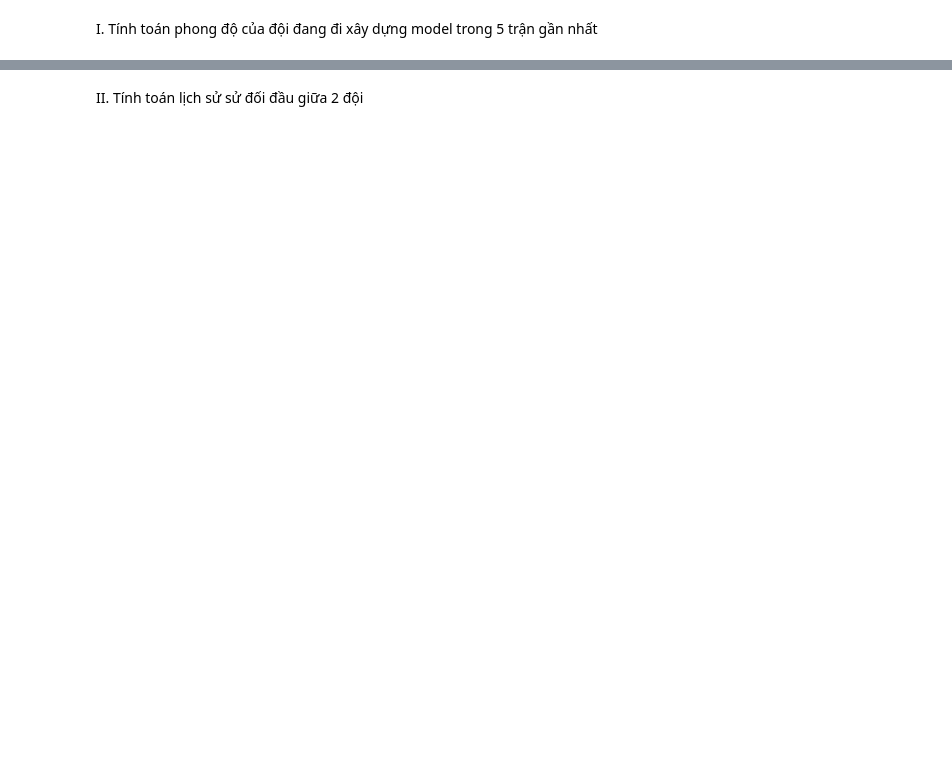
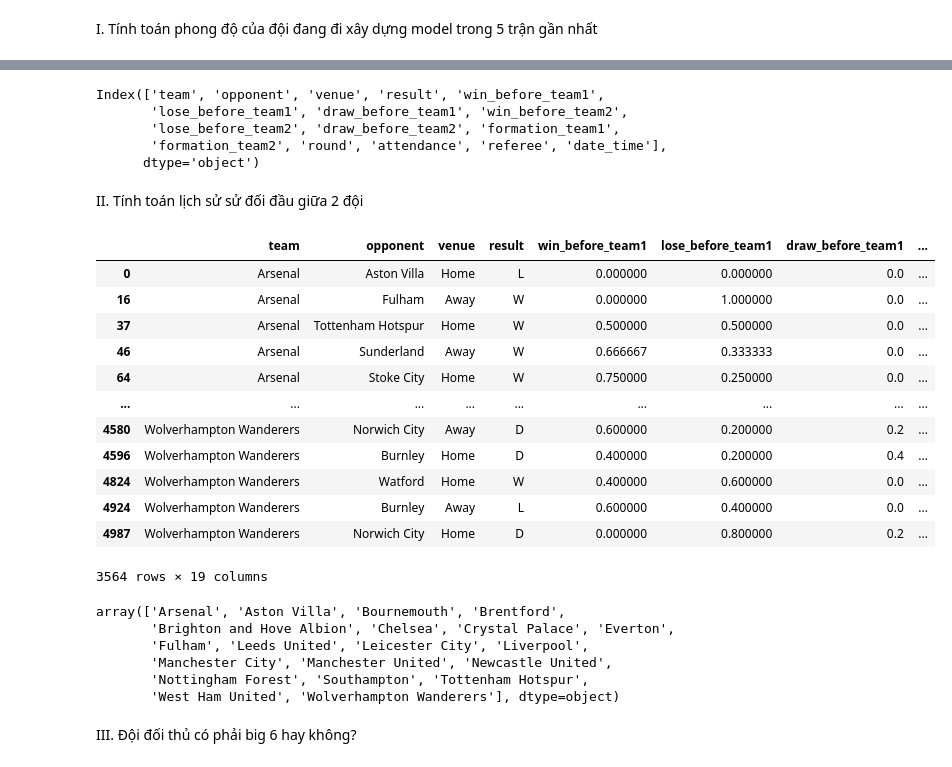
Before and after one commit to taiphanvan2k3/FootballPredict, a Jupyter notebook: src/feature_engineering/feature_transformation.ipynb, the cells around one changed output, grey strips where cells are left out. Drawn from its saved outputs; the diff is of its cells as text; code cells hidden in the pictures; blank space fills up the shorter version.

```diff
--- a/src/feature_engineering/feature_transformation.ipynb
+++ b/src/feature_engineering/feature_transformation.ipynb
@@ -86,0 +226,3 @@ arsenal_df
+# %%
+matches_groupby = pd.concat([matches_df_sorted_odd, matches_df_sorted_even], axis=1)
+matches_groupby.head()
@@ -86,0 +239,26 @@ arsenal_df
+# %%
+removed_cols = [
+    "team",
+    "opponent",
+    "venue",
+    "season",
+    "date",
+    "time",
+    "result",
+    "win_before_team1",
+    "lose_before_team1",
+    "draw_before_team1",
+    "win_before_team2",
+    "lose_before_team2",
+    "draw_before_team2",
+    "captain_team1",
+    "formation_team1",
+    "captain_team2",
+    "formation_team2",
+]
+
+cols = [col for col in matches_groupby.columns if col not in removed_cols]
+matches_groupby = matches_groupby[removed_cols + cols]
+
+matches_groupby.sort_values(by=['team', 'date_time'] , inplace=True)
+matches_groupby.head()
@@ -87,2 +282,13 @@ arsenal_df
+# %%
+# Xoá một số cột không còn cần thiết nữa
+matches_groupby.drop(columns=["season", "date", "time", "captain_team1", "captain_team2"], inplace=True)
+# %%
+matches_groupby.columns
+# %% [output]
+Index(['team', 'opponent', 'venue', 'result', 'win_before_team1',
+       'lose_before_team1', 'draw_before_team1', 'win_before_team2',
+       'lose_before_team2', 'draw_before_team2', 'formation_team1',
+       'formation_team2', 'round', 'attendance', 'referee', 'date_time'],
+      dtype='object')
 # %% [markdown]
 II. Tính toán lịch sử sử đối đầu giữa 2 đội
@@ -88,0 +346,27 @@ II. Tính toán lịch sử sử đối đầu giữa 2 đội
+# %%
+matches_groupby = calculate_previous_outcomes(matches_groupby)
+# %%
+matches_groupby
+# %% [output]
+|  | team | opponent | venue | result | win_before_team1 | lose_before_team1 | draw_before_team1 | ... |
+| 0 | Arsenal | Aston Villa | Home | L | 0.000000 | 0.000000 | 0.0 | ... |
+| 16 | Arsenal | Fulham | Away | W | 0.000000 | 1.000000 | 0.0 | ... |
+| 37 | Arsenal | Tottenham Hotspur | Home | W | 0.500000 | 0.500000 | 0.0 | ... |
+| 46 | Arsenal | Sunderland | Away | W | 0.666667 | 0.333333 | 0.0 | ... |
+| 64 | Arsenal | Stoke City | Home | W | 0.750000 | 0.250000 | 0.0 | ... |
+| ... | ... | ... | ... | ... | ... | ... | ... | ... |
+| 4580 | Wolverhampton Wanderers | Norwich City | Away | D | 0.600000 | 0.200000 | 0.2 | ... |
+| 4596 | Wolverhampton Wanderers | Burnley | Home | D | 0.400000 | 0.200000 | 0.4 | ... |
+| 4824 | Wolverhampton Wanderers | Watford | Home | W | 0.400000 | 0.600000 | 0.0 | ... |
+| 4924 | Wolverhampton Wanderers | Burnley | Away | L | 0.600000 | 0.400000 | 0.0 | ... |
+| 4987 | Wolverhampton Wanderers | Norwich City | Home | D | 0.000000 | 0.800000 | 0.2 | ... |
+3564 rows × 19 columns
+# %%
+matches_groupby["team"].unique()
+# %% [output]
+array(['Arsenal', 'Aston Villa', 'Bournemouth', 'Brentford',
+       'Brighton and Hove Albion', 'Chelsea', 'Crystal Palace', 'Everton',
+       'Fulham', 'Leeds United', 'Leicester City', 'Liverpool',
+       'Manchester City', 'Manchester United', 'Newcastle United',
+       'Nottingham Forest', 'Southampton', 'Tottenham Hotspur',
+       'West Ham United', 'Wolverhampton Wanderers'], dtype=object)
@@ -88,0 +416,2 @@ II. Tính toán lịch sử sử đối đầu giữa 2 đội
+# %% [markdown]
+III. Đội đối thủ có phải big 6 hay không?
```
Also changed, not shown: parts of 34 cells of this notebook, 9 other files.
